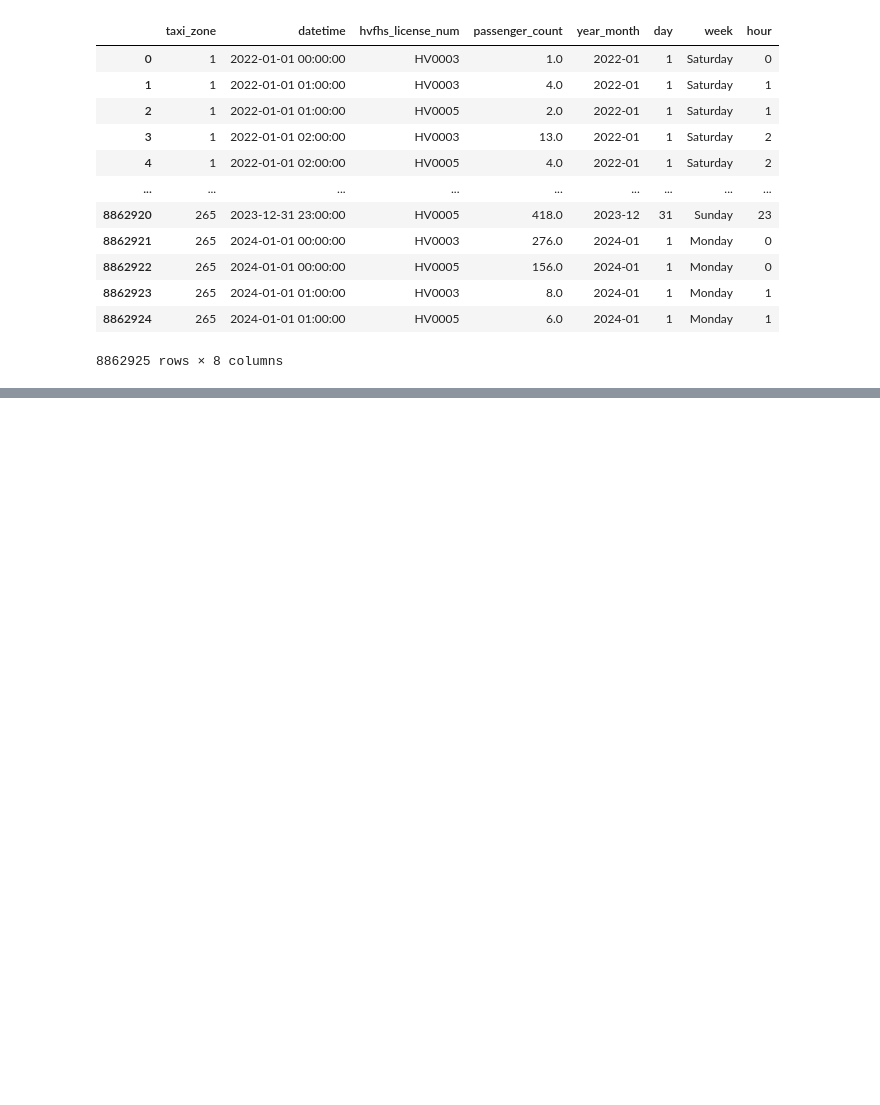
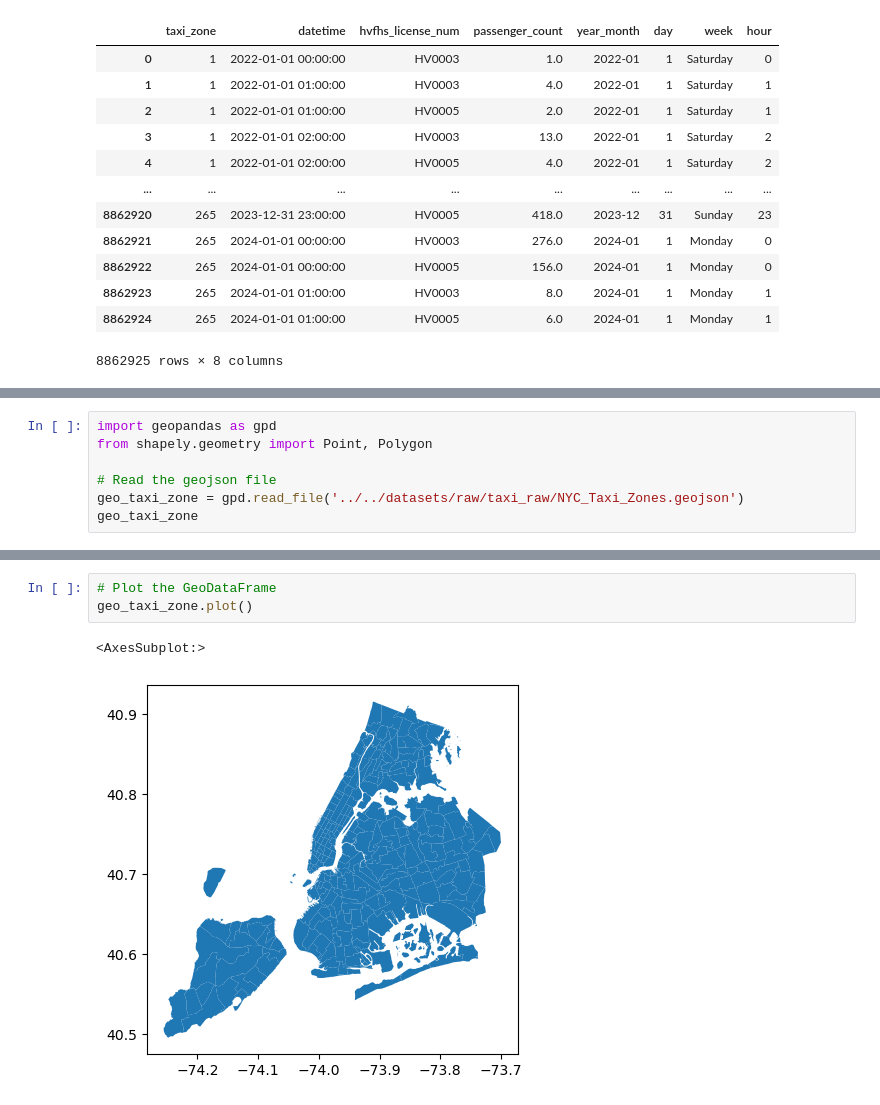
Before and after one commit to HelloMum/COMP47360-Smart-Tourist-Guide, a Jupyter notebook: src/data_processing/notebooks/hvfh/HighVolumeForHire.ipynb, the cells around one changed output, grey strips where cells are left out. Saved outputs shown, nothing was run; the diff lists cells and outputs as text; blank space fills up the shorter version.

```diff
--- a/src/data_processing/notebooks/hvfh/HighVolumeForHire.ipynb
+++ b/src/data_processing/notebooks/hvfh/HighVolumeForHire.ipynb
@@ -749,0 +805,7 @@ df
+# %%
+import geopandas as gpd
+from shapely.geometry import Point, Polygon
+
+# Read the geojson file
+geo_taxi_zone = gpd.read_file('../../datasets/raw/taxi_raw/NYC_Taxi_Zones.geojson')
+geo_taxi_zone
@@ -749,0 +826,6 @@ df
+# %%
+# Plot the GeoDataFrame
+geo_taxi_zone.plot()
+# %% [output]
+<AxesSubplot:>
+[figure, added]
```
Also changed, not shown: parts of 22 cells of this notebook, 3 other files.
